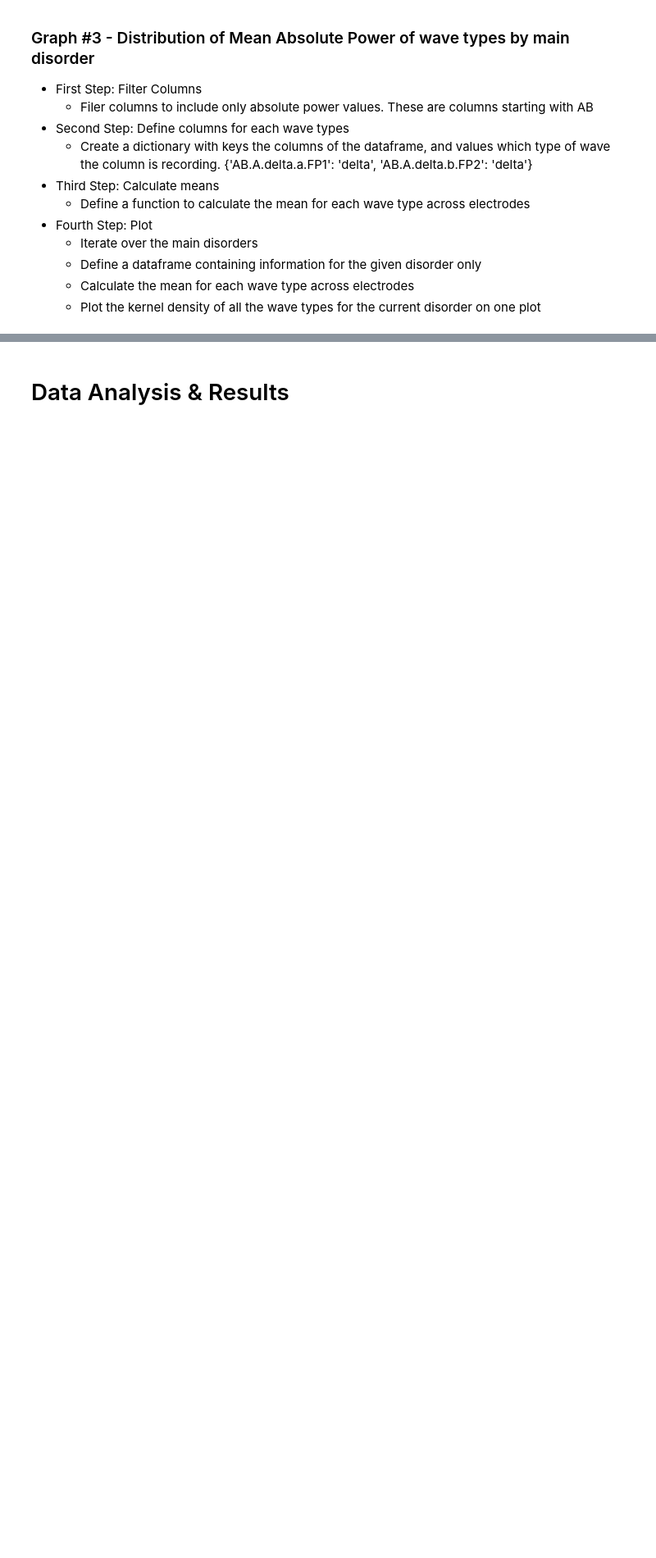
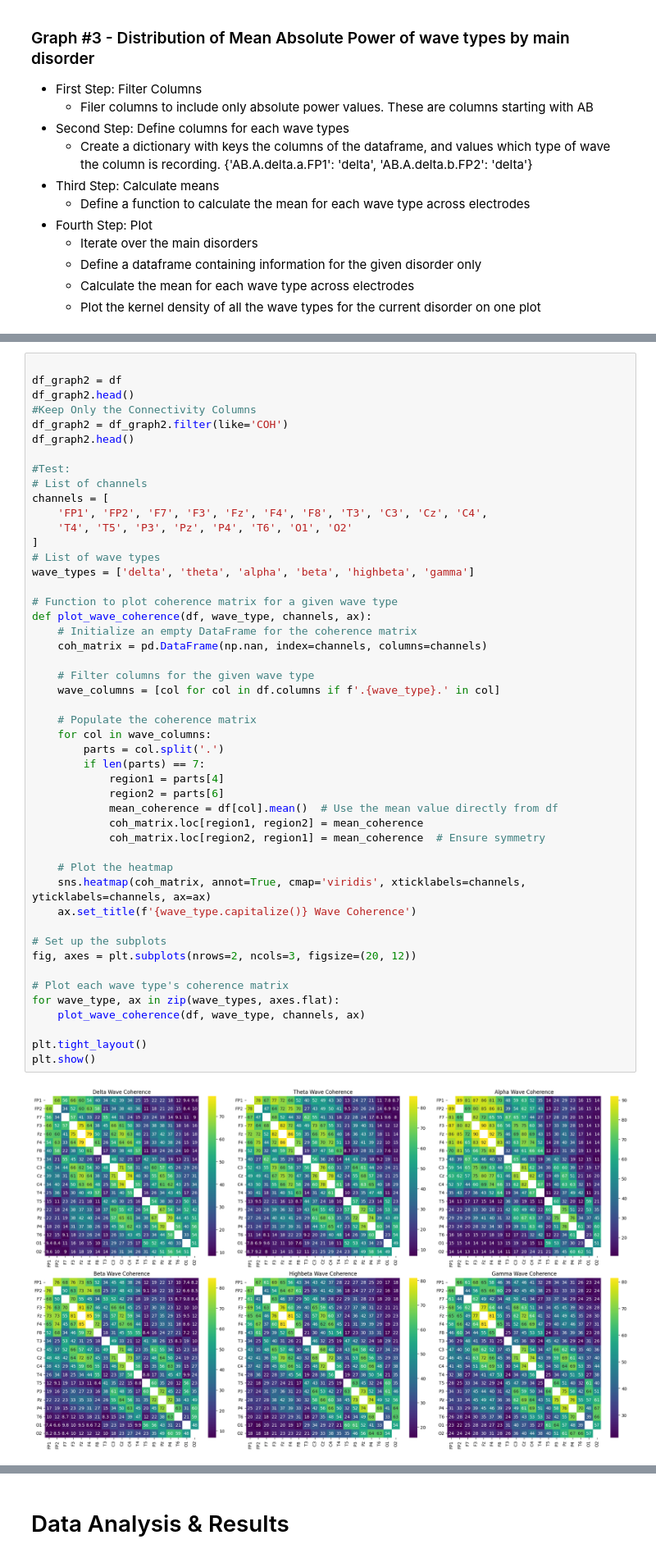
Before and after one commit to holliwood8/138-project, a Jupyter notebook: FinalProject-GroupXYZ.ipynb, the cells around one changed output, grey strips where cells are left out. Shown at 82% size. Saved outputs shown, nothing was run; the diff lists cells and outputs as text; blank space fills up the shorter version.

```diff
--- a/FinalProject-GroupXYZ.ipynb
+++ b/FinalProject-GroupXYZ.ipynb
@@ -172,0 +521,50 @@ https://www.kaggle.com/code/lazygene/visualising-pre-processed-eeg-data
+# %%
+
+df_graph2 = df
+df_graph2.head()
+#Keep Only the Connectivity Columns
+df_graph2 = df_graph2.filter(like='COH')
+df_graph2.head()
+
+#Test:
+# List of channels
+channels = [
+    'FP1', 'FP2', 'F7', 'F3', 'Fz', 'F4', 'F8', 'T3', 'C3', 'Cz', 'C4',
+    'T4', 'T5', 'P3', 'Pz', 'P4', 'T6', 'O1', 'O2'
+]
+# List of wave types
+wave_types = ['delta', 'theta', 'alpha', 'beta', 'highbeta', 'gamma']
+
+# Function to plot coherence matrix for a given wave type
+def plot_wave_coherence(df, wave_type, channels, ax):
+    # Initialize an empty DataFrame for the coherence matrix
+    coh_matrix = pd.DataFrame(np.nan, index=channels, columns=channels)
+
+    # Filter columns for the given wave type
+    wave_columns = [col for col in df.columns if f'.{wave_type}.' in col]
+
+    # Populate the coherence matrix
+    for col in wave_columns:
+        parts = col.split('.')
+        if len(parts) == 7:
+            region1 = parts[4]
+            region2 = parts[6]
+            mean_coherence = df[col].mean()  # Use the mean value directly from df
+            coh_matrix.loc[region1, region2] = mean_coherence
+            coh_matrix.loc[region2, region1] = mean_coherence  # Ensure symmetry
+
+    # Plot the heatmap
+    sns.heatmap(coh_matrix, annot=True, cmap='viridis', xticklabels=channels, yticklabels=channels, ax=ax)
+    ax.set_title(f'{wave_type.capitalize()} Wave Coherence')
+
+# Set up the subplots
+fig, axes = plt.subplots(nrows=2, ncols=3, figsize=(20, 12))
+
+# Plot each wave type's coherence matrix
+for wave_type, ax in zip(wave_types, axes.flat):
+    plot_wave_coherence(df, wave_type, channels, ax)
+
+plt.tight_layout()
+plt.show()
+# %% [output]
+[figure, added]
```
Also changed, not shown: parts of 16 cells of this notebook.
